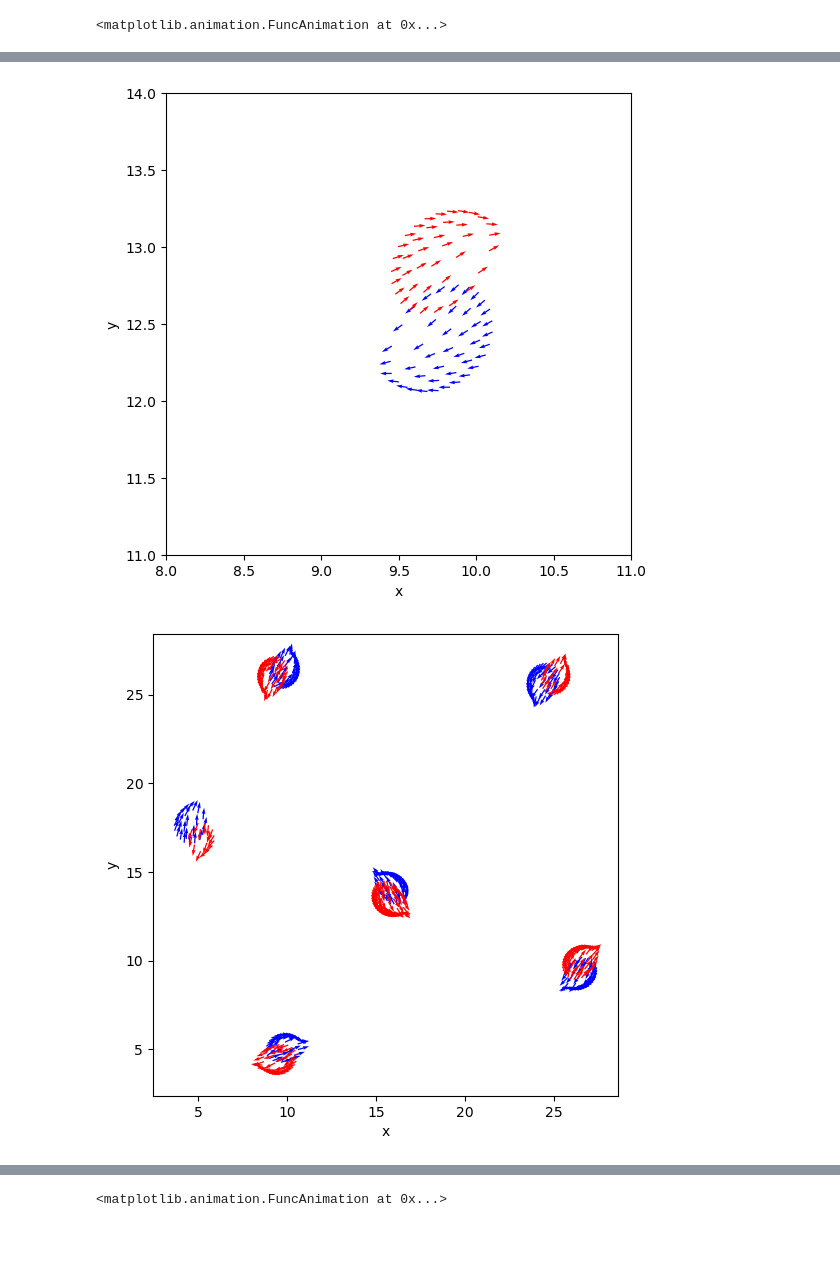
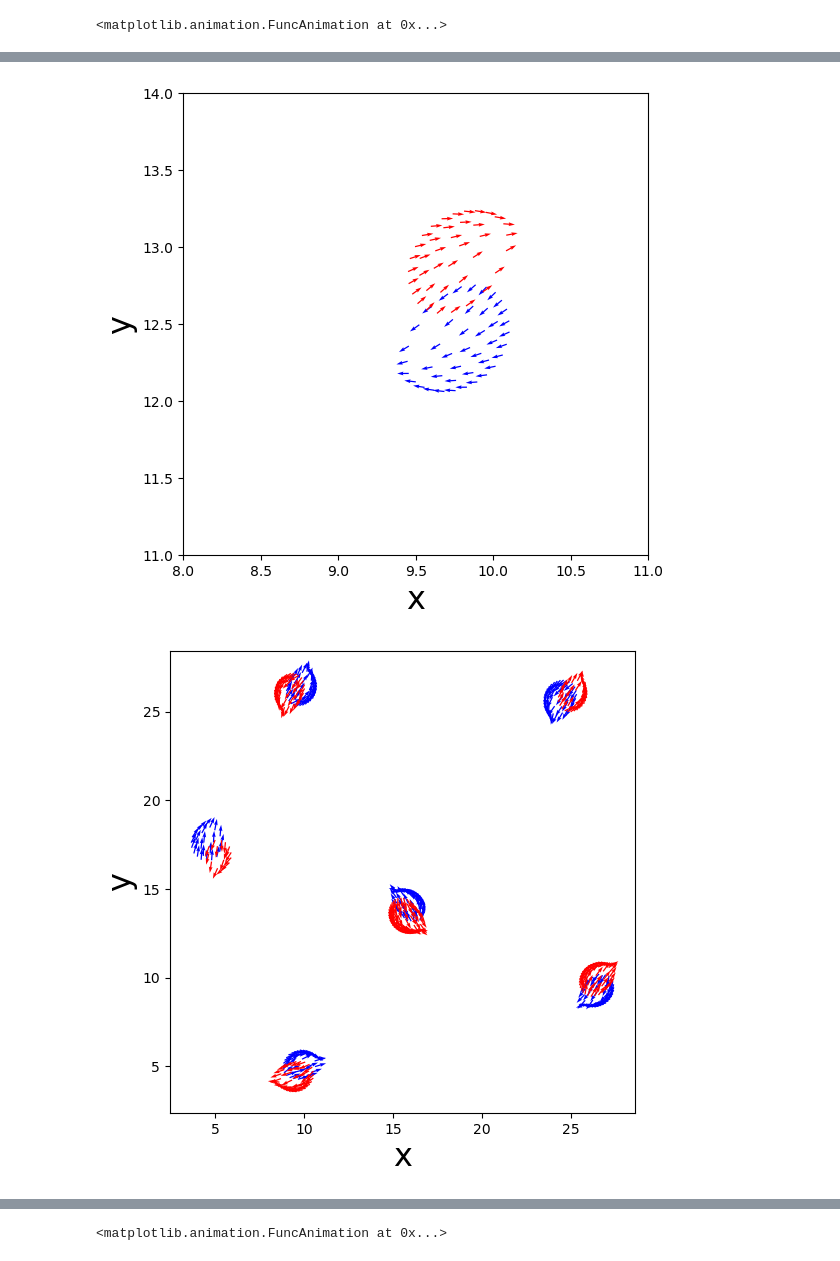
Before and after one commit to Ketofe/Vicsek_hooke_project, a Jupyter notebook: two_species_Vicsek_combined_with_hooke/Varying_l.ipynb, the cells around one changed output, grey strips where cells are left out. Cells and saved outputs as stored; diff of their text form; code cells hidden in the pictures.

```diff
--- a/two_species_Vicsek_combined_with_hooke/Varying_l.ipynb
+++ b/two_species_Vicsek_combined_with_hooke/Varying_l.ipynb
@@ -196,25 +196,25 @@ plt.show()
 %matplotlib inline
 l_index=0
 Quiver(pos_for_different_l2[l_index][-1], theta_for_different_l2[l_index][-1],['blue','red'])
-plt.xlabel('x')
-plt.ylabel('y')
+plt.xlabel('x',fontsize=23)
+plt.ylabel('y',fontsize=23)
 plt.xlim(8,11)
 plt.ylim(11,14)
 plt.savefig("Plots/Varying_l/zoomed_quiver_l2_l="+str(l_list2[l_index])+".pdf" )
 plt.show()
 # %% [output]
-[figure, old version]
+[figure, new version]
 # %%
 %matplotlib inline
 l_index=3
 Quiver(pos_for_different_l2[l_index][-1], theta_for_different_l2[l_index][-1],['blue','red'])
-plt.xlabel('x')
-plt.ylabel('y')
+plt.xlabel('x',fontsize=23)
+plt.ylabel('y',fontsize=23)
 plt.ylabel('y')
 plt.savefig("Plots/Varying_l/quiver_l2_l="+str(l_list2[l_index])+".pdf" )
 plt.show()
 # %% [output]
-[figure, old version]
+[figure, new version]
 # %%
 %matplotlib inline
 l_index=3
```
Also changed, not shown: parts of 5 cells of this notebook, 10 other files.
